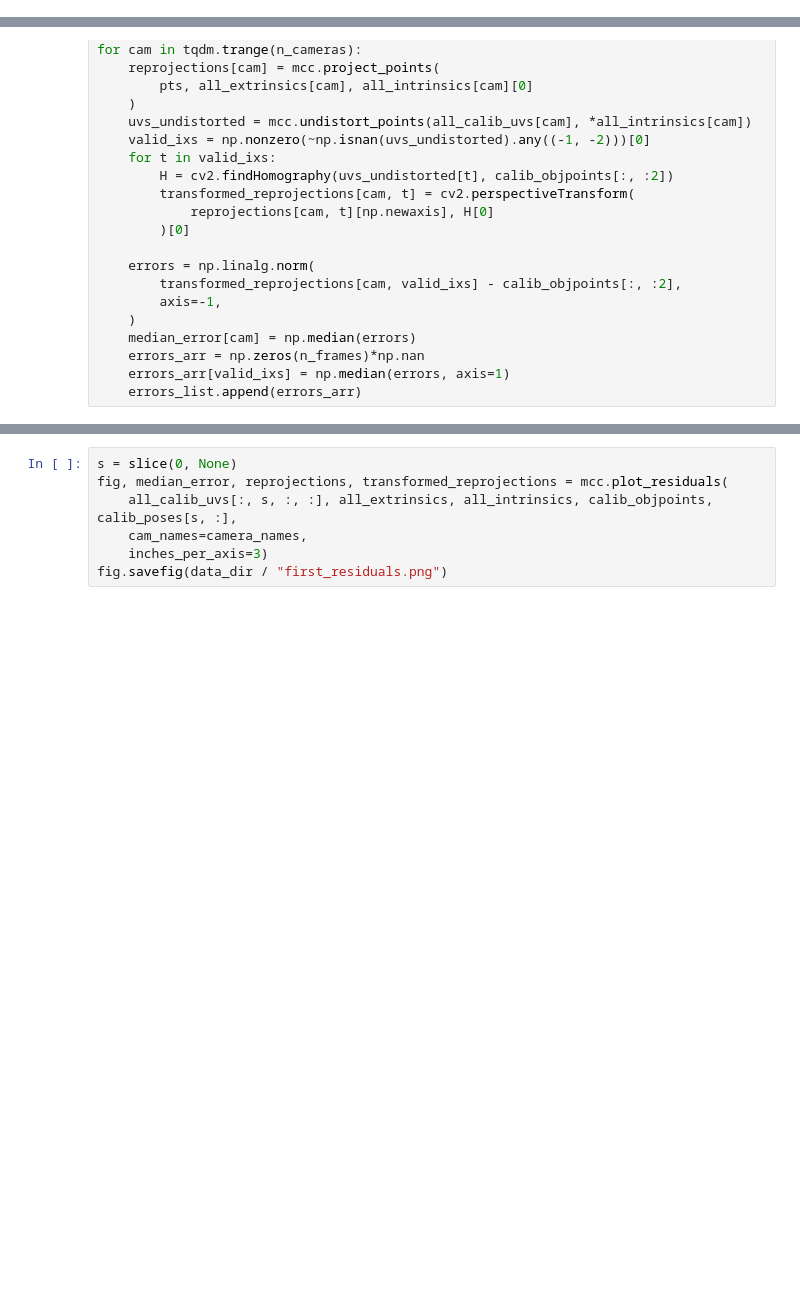
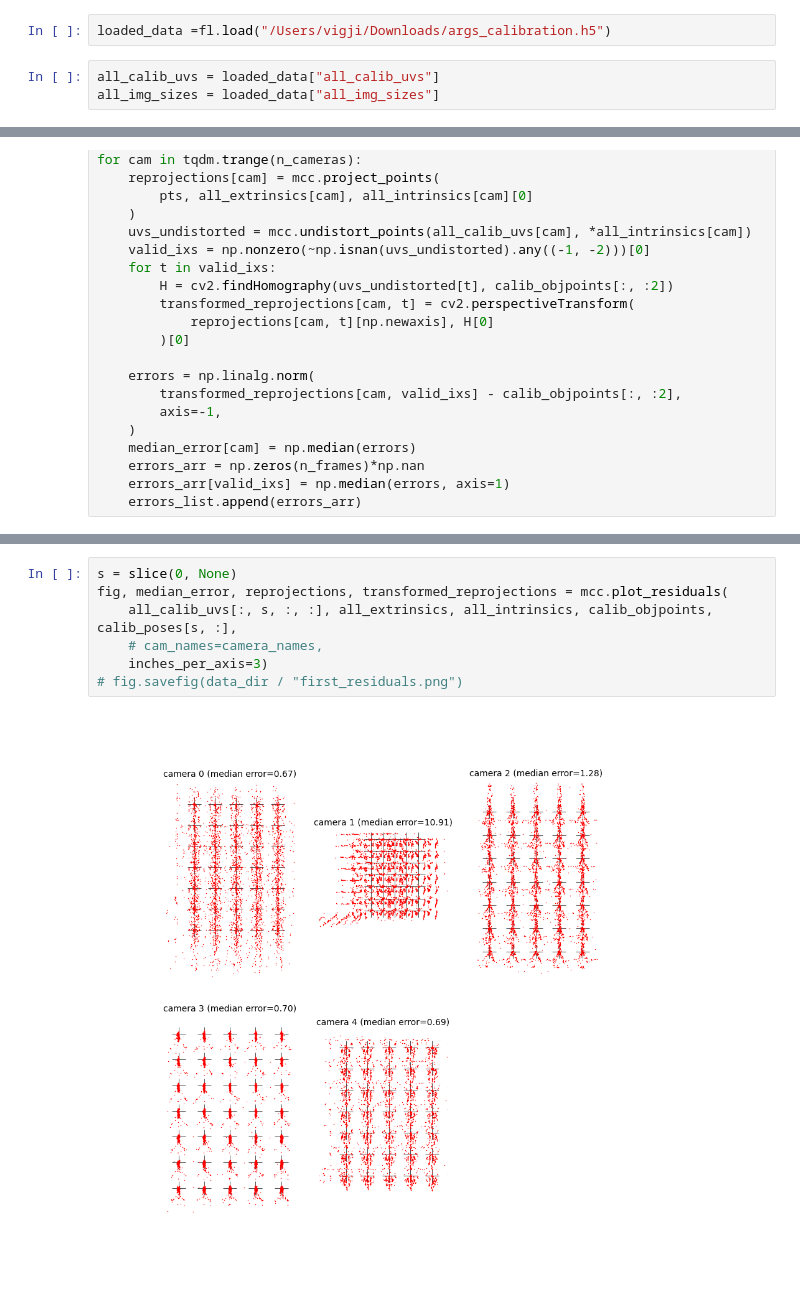
Before and after one commit to iurillilab/3d-setup, a Jupyter notebook: complete_pipeline/test_box_coords.ipynb, the cells around one changed output, grey strips where cells are left out. Cells and saved outputs as stored; diff of their text form; blank space fills up the shorter version.

```diff
--- a/complete_pipeline/test_box_coords.ipynb
+++ b/complete_pipeline/test_box_coords.ipynb
@@ -20,3 +23,8 @@ ValueError: all input arrays must have the same shape
+# %%
+loaded_data =fl.load("/Users/vigji/Downloads/args_calibration.h5")
+# %%
+all_calib_uvs = loaded_data["all_calib_uvs"]
+all_img_sizes = loaded_data["all_img_sizes"]
 # %%
 board_shape = (5,7)
 square_size = 12.5
@@ -70,10 +89,12 @@ for i, errors in enumerate(errors_list):
 # %%
 s = slice(0, None)
 fig, median_error, reprojections, transformed_reprojections = mcc.plot_residuals(
     all_calib_uvs[:, s, :, :], all_extrinsics, all_intrinsics, calib_objpoints, calib_poses[s, :],
-    cam_names=camera_names,
+    # cam_names=camera_names,
     inches_per_axis=3)
-fig.savefig(data_dir / "first_residuals.png")
+# fig.savefig(data_dir / "first_residuals.png")
+# %% [output]
+[figure, added]
 # %%
 adj_extrinsics, adj_intrinsics, adj_calib_poses, use_frames, result = \
     mcc.bundle_adjust(all_calib_uvs, all_extrinsics, all_intrinsics, calib_objpoints, calib_poses, n_frames=None, ftol=1e-4)
```
Also changed, not shown: parts of 19 cells of this notebook.
